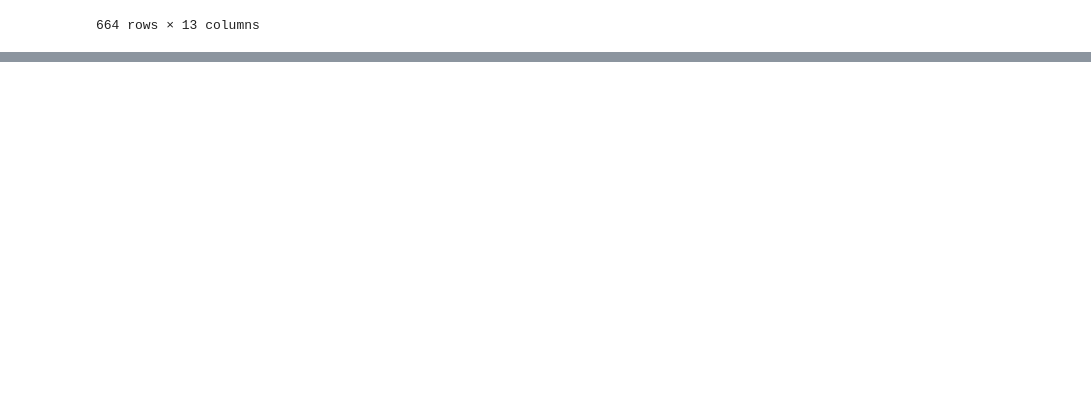
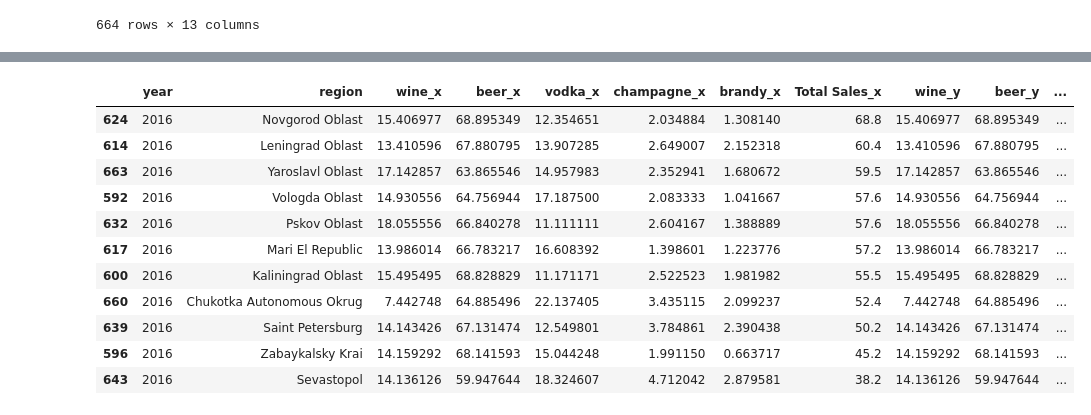
Before and after one commit to LuisEVT/Drinks_Company_Wine_Promotion, a Jupyter notebook: Wine_Promotion_Analysis_EDA.ipynb, the cells around one changed output, grey strips where cells are left out. Saved outputs shown, nothing was run; the diff lists cells and outputs as text; code cells hidden in the pictures; blank space fills up the shorter version.

```diff
--- a/Wine_Promotion_Analysis_EDA.ipynb
+++ b/Wine_Promotion_Analysis_EDA.ipynb
@@ -459,0 +498,17 @@ df_combine
+# %%
+df_2016 = df_combine[ (df_combine['year']==2016) & (df_combine['Cluster'] == 1) ]
+# %%
+df_2016.sort_values(by=['Total Sales_x','wine_y'], ascending=False)
+# %% [output]
+|  | year | region | wine_x | beer_x | vodka_x | champagne_x | brandy_x | Total Sales_x | wine_y | beer_y | ... |
+| 624 | 2016 | Novgorod Oblast | 15.406977 | 68.895349 | 12.354651 | 2.034884 | 1.308140 | 68.8 | 15.406977 | 68.895349 | ... |
+| 614 | 2016 | Leningrad Oblast | 13.410596 | 67.880795 | 13.907285 | 2.649007 | 2.152318 | 60.4 | 13.410596 | 67.880795 | ... |
+| 663 | 2016 | Yaroslavl Oblast | 17.142857 | 63.865546 | 14.957983 | 2.352941 | 1.680672 | 59.5 | 17.142857 | 63.865546 | ... |
+| 592 | 2016 | Vologda Oblast | 14.930556 | 64.756944 | 17.187500 | 2.083333 | 1.041667 | 57.6 | 14.930556 | 64.756944 | ... |
+| 632 | 2016 | Pskov Oblast | 18.055556 | 66.840278 | 11.111111 | 2.604167 | 1.388889 | 57.6 | 18.055556 | 66.840278 | ... |
+| 617 | 2016 | Mari El Republic | 13.986014 | 66.783217 | 16.608392 | 1.398601 | 1.223776 | 57.2 | 13.986014 | 66.783217 | ... |
+| 600 | 2016 | Kaliningrad Oblast | 15.495495 | 68.828829 | 11.171171 | 2.522523 | 1.981982 | 55.5 | 15.495495 | 68.828829 | ... |
+| 660 | 2016 | Chukotka Autonomous Okrug | 7.442748 | 64.885496 | 22.137405 | 3.435115 | 2.099237 | 52.4 | 7.442748 | 64.885496 | ... |
+| 639 | 2016 | Saint Petersburg | 14.143426 | 67.131474 | 12.549801 | 3.784861 | 2.390438 | 50.2 | 14.143426 | 67.131474 | ... |
+| 596 | 2016 | Zabaykalsky Krai | 14.159292 | 68.141593 | 15.044248 | 1.991150 | 0.663717 | 45.2 | 14.159292 | 68.141593 | ... |
+| 643 | 2016 | Sevastopol | 14.136126 | 59.947644 | 18.324607 | 4.712042 | 2.879581 | 38.2 | 14.136126 | 59.947644 | ... |
```
Also changed, not shown: parts of 5 cells of this notebook.
